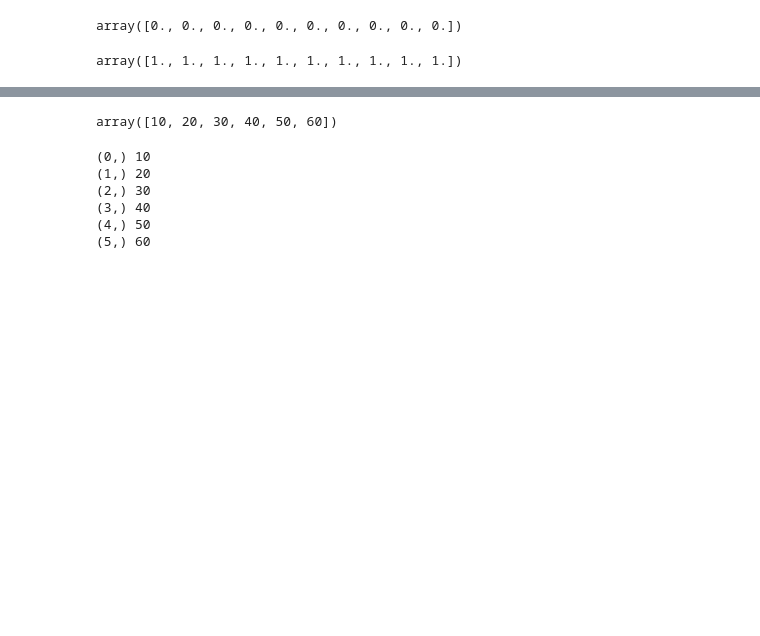
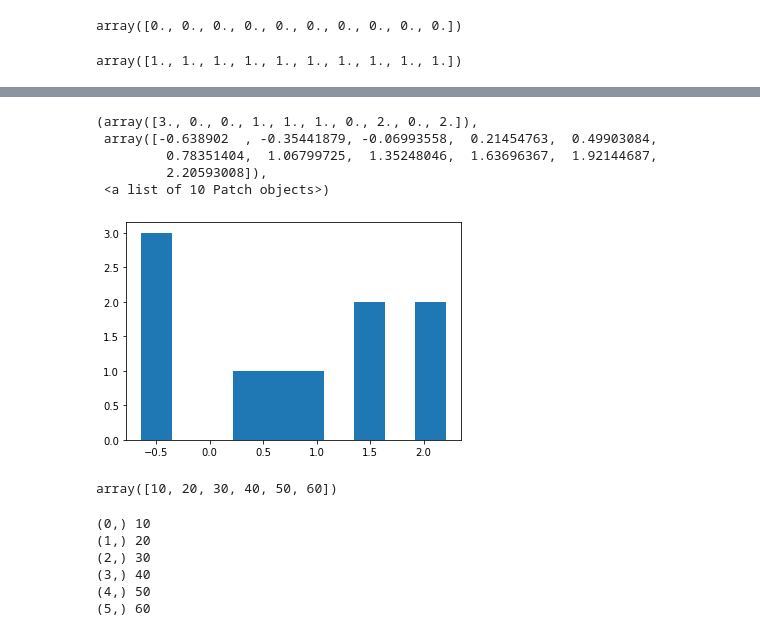
Before and after one commit to sujeetmishra89/DataScience_Course, a Jupyter notebook: Unit_03_Python_Analytics_Packages/Analytics_Packages/Numpy/Numpy.ipynb, the cells around one changed output, grey strips where cells are left out. Cells and saved outputs as stored; diff of their text form; code cells hidden in the pictures; blank space fills up the shorter version.

```diff
--- a/Unit_03_Python_Analytics_Packages/Analytics_Packages/Numpy/Numpy.ipynb
+++ b/Unit_03_Python_Analytics_Packages/Analytics_Packages/Numpy/Numpy.ipynb
@@ -216,3 +236,12 @@ array([ 0.18869531, -0.75887206, -0.93323722,  0.95505651,  0.19079432,
+# %%
+plt.hist(b2)
+# %% [output]
+(array([3., 0., 0., 1., 1., 1., 0., 2., 0., 2.]),
+ array([-0.638902  , -0.35441879, -0.06993558,  0.21454763,  0.49903084,
+         0.78351404,  1.06799725,  1.35248046,  1.63696367,  1.92144687,
+         2.20593008]),
+ <a list of 10 Patch objects>)
+[figure, added]
 # %%
 arr1
 # %% [output]
```
Also changed, not shown: parts of 235 cells of this notebook, 2 other files.
